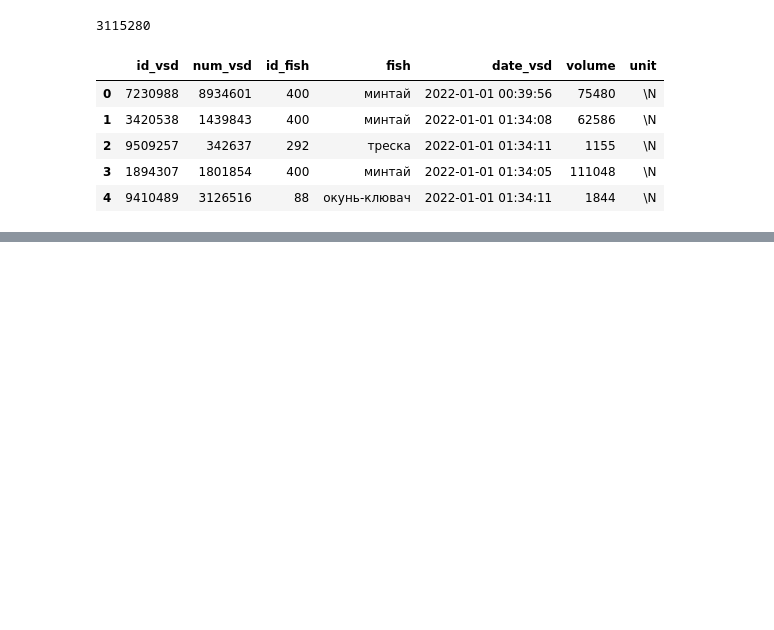
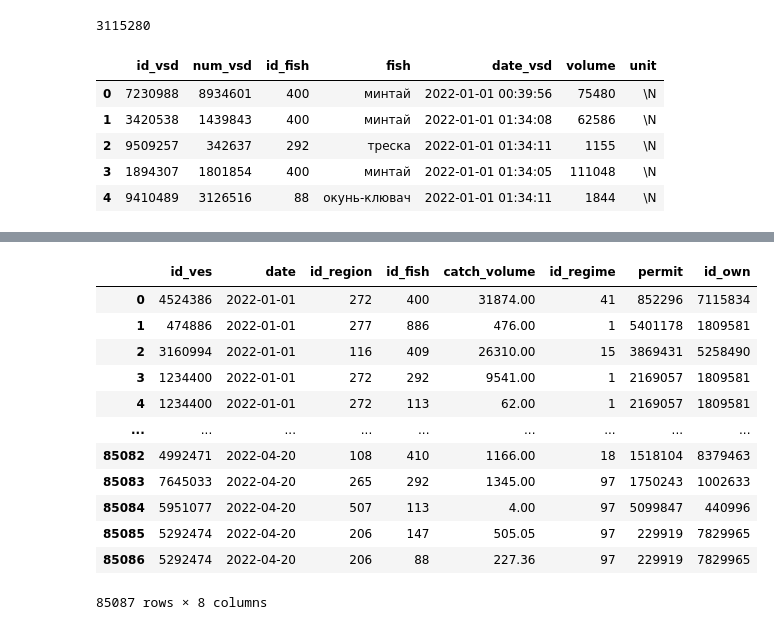
Before and after one commit to qTemiO/Fishing-Control, a Jupyter notebook: notebooks/1_research.ipynb, the cells around one changed output, grey strips where cells are left out. Drawn from its saved outputs; the diff is of its cells as text; code cells hidden in the pictures; blank space fills up the shorter version.

```diff
--- a/notebooks/1_research.ipynb
+++ b/notebooks/1_research.ipynb
@@ -221,0 +235,18 @@ df
+# %%
+
+X = catch_df['catch_volume']
+Y = ext2['']
+# %% [output]
+|  | id_ves | date | id_region | id_fish | catch_volume | id_regime | permit | id_own |
+| 0 | 4524386 | 2022-01-01 | 272 | 400 | 31874.00 | 41 | 852296 | 7115834 |
+| 1 | 474886 | 2022-01-01 | 277 | 886 | 476.00 | 1 | 5401178 | 1809581 |
+| 2 | 3160994 | 2022-01-01 | 116 | 409 | 26310.00 | 15 | 3869431 | 5258490 |
+| 3 | 1234400 | 2022-01-01 | 272 | 292 | 9541.00 | 1 | 2169057 | 1809581 |
+| 4 | 1234400 | 2022-01-01 | 272 | 113 | 62.00 | 1 | 2169057 | 1809581 |
+| ... | ... | ... | ... | ... | ... | ... | ... | ... |
+| 85082 | 4992471 | 2022-04-20 | 108 | 410 | 1166.00 | 18 | 1518104 | 8379463 |
+| 85083 | 7645033 | 2022-04-20 | 265 | 292 | 1345.00 | 97 | 1750243 | 1002633 |
+| 85084 | 5951077 | 2022-04-20 | 507 | 113 | 4.00 | 97 | 5099847 | 440996 |
+| 85085 | 5292474 | 2022-04-20 | 206 | 147 | 505.05 | 97 | 229919 | 7829965 |
+| 85086 | 5292474 | 2022-04-20 | 206 | 88 | 227.36 | 97 | 229919 | 7829965 |
+85087 rows × 8 columns
```
Also changed, not shown: parts of 27 cells of this notebook, 2 other files.
